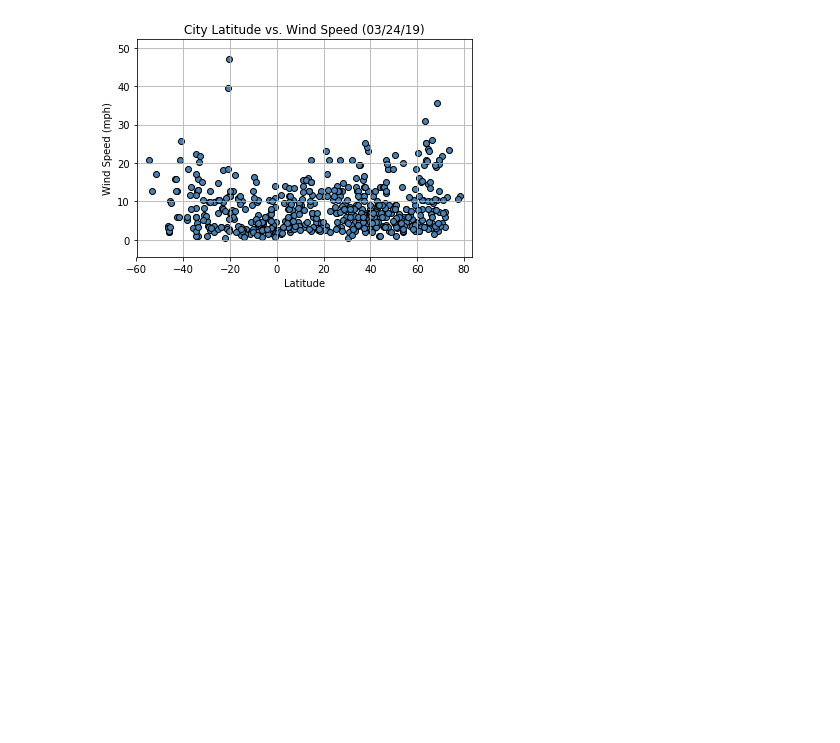
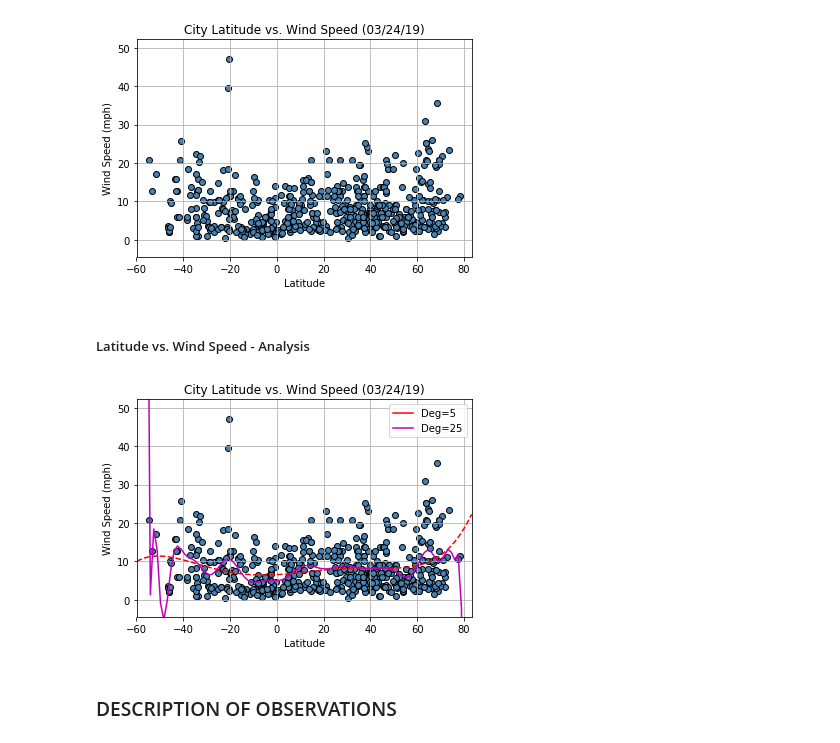
Before and after one commit to koudash/Homework-06_WeatherPy, a Jupyter notebook: WeatherPy.ipynb, the cells around one changed output. Cells and saved outputs as stored; diff of their text form; code cells hidden in the pictures; blank space fills up the shorter version.

Commit message:
add description of observations

```diff
--- a/WeatherPy.ipynb
+++ b/WeatherPy.ipynb
@@ -317,3 +434,47 @@ plt.savefig("output_data/lat_vs_Wind Speed.png", dpi=300)
 plt.show()
 # %% [output]
 [figure]
+# %% [markdown]
+##### Latitude vs. Wind Speed - Analysis
+# %%
+# Generate scatter plot on Latitude vs. Wind Speed
+plt.scatter(cities_pd["Lat"], cities_pd["Wind Speed"], marker="o", facecolors="steelblue", edgecolors="black")
+
+# Set limits on x and y axes
+plt.xlim(min(cities_pd["Lat"]) - 5, max(cities_pd["Lat"]) + 5)
+plt.ylim(min(cities_pd["Wind Speed"]) - 5, max(cities_pd["Wind Speed"]) + 5)
+
+# Create a polynomial regression (low deg)
+p5 = np.polyfit(cities_pd["Lat"].tolist(), cities_pd["Wind Speed"].tolist(), 5)
+xp = np.linspace(min(cities_pd["Lat"]) - 5, max(cities_pd["Lat"]) + 5, 100)
+plt.plot(xp, polyval(p5, xp), "r--")
+
+# Create a polynomial regression (high deg)
+p25 = np.polyfit(cities_pd["Lat"].tolist(), cities_pd["Wind Speed"].tolist(), 25)
+xp = np.linspace(min(cities_pd["Lat"]) - 5, max(cities_pd["Lat"]) + 5, 100)
+plt.plot(xp, polyval(p25, xp), "m-")
+
+# Define the legend of low degree polynomial regression
+r_line = mlines.Line2D([], [], color="r", label="Deg=5")
+m_line = mlines.Line2D([], [], color="m", label="Deg=25")
+plt.legend(handles=[r_line, m_line])
+
+# Create title
+plt.title(f"City Latitude vs. Wind Speed ({date_list[0][5:7]}/{date_list[0][8:]}/{date_list[0][2:4]})")
+
+# Create labels for x and y axes
+plt.xlabel("Latitude")
+plt.ylabel("Wind Speed (mph)")
+
+# Create grid
+plt.grid()
+
+# Save figure
+plt.savefig("output_data/lat_vs_wind_speed_polyfit.png", dpi=300)
+
+# Show figure
+plt.show()
+# %% [output]
+[figure, added]
+# %% [markdown]
+### DESCRIPTION OF OBSERVATIONS
```
Also changed, not shown: parts of 11 cells of this notebook, 5 other files.
